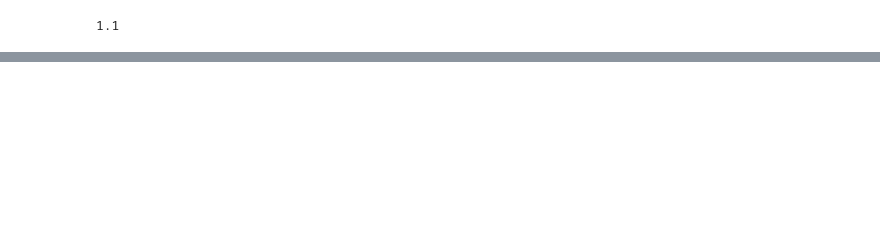
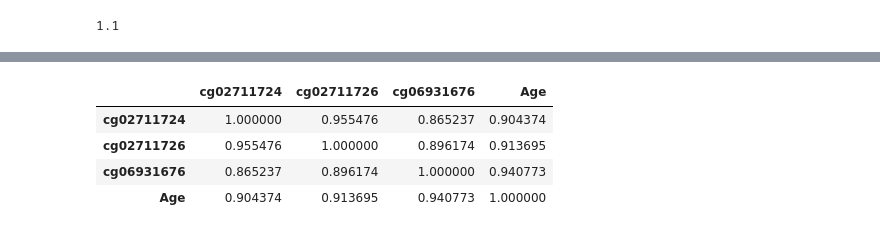
Before and after one commit to DrXlor/ML_BioAge, a Jupyter notebook: BioAge_SVR.ipynb, the cells around one changed output, grey strips where cells are left out. Cells and saved outputs as stored; diff of their text form; code cells hidden in the pictures; blank space fills up the shorter version.

```diff
--- a/BioAge_SVR.ipynb
+++ b/BioAge_SVR.ipynb
@@ -86,4 +88,25 @@ column_lables.to_csv("column_lables.csv", index=False, header=False)
 feature = 12
 ox = y
 oy = X.iloc[:, feature]
+# %%
+t_df = X
+t_df["Age"] = y
+
+i = 0
+while i < 4:
+    if abs(np.around(np.corrcoef(ox, t_df.iloc[:, i])[0,1], 3)) < 0.9:
+        t_df = t_df.drop(t_df.columns[i], axis=1)
+        continue
+    i+=1
+
+corr = t_df.corr()
+corr.style.background_gradient(cmap='coolwarm',
+                               vmin=-1,
+                               vmax=1)
+# %% [output]
+|  | cg02711724 | cg02711726 | cg06931676 | Age |
+| cg02711724 | 1.000000 | 0.955476 | 0.865237 | 0.904374 |
+| cg02711726 | 0.955476 | 1.000000 | 0.896174 | 0.913695 |
+| cg06931676 | 0.865237 | 0.896174 | 1.000000 | 0.940773 |
+| Age | 0.904374 | 0.913695 | 0.940773 | 1.000000 |
 # %%
```
Also changed, not shown: parts of 10 cells of this notebook.
